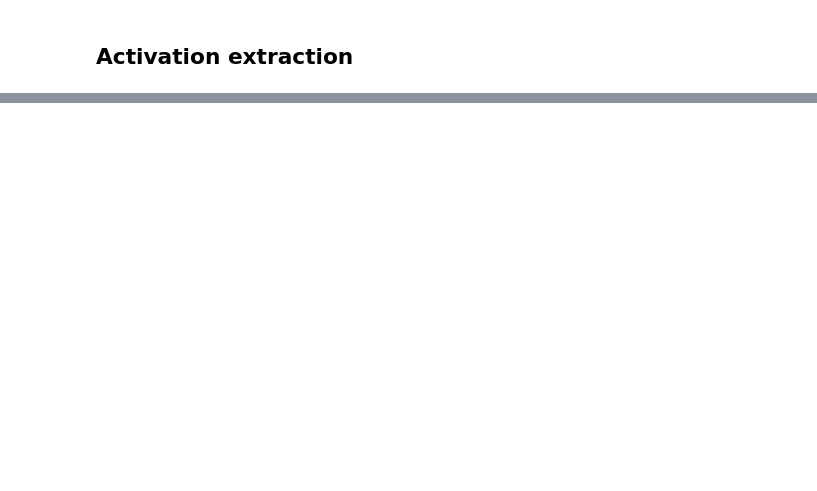
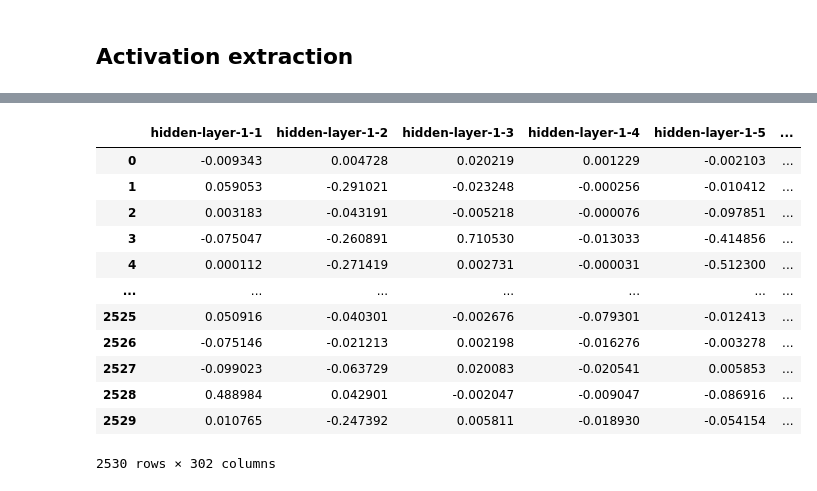
Before and after one commit to AlexandrePsq/NLP_models, a Jupyter notebook: LSTM/generate_activations.ipynb, the cells around one changed output, grey strips where cells are left out. Cells and saved outputs as stored; diff of their text form; code cells hidden in the pictures; blank space fills up the shorter version.

```diff
--- a/LSTM/generate_activations.ipynb
+++ b/LSTM/generate_activations.ipynb
@@ -46,10 +71,11 @@ path_to_data = '/neurospin/unicog/protocols/IRMf/LePetitPrince_Pallier_2018/LePe
 #vocab_path = '/Users/alexpsq/Code/data/'
 # %%
 pretrained_lstm_models = [
-    trained_model_folder + name_template.format(rnn_type, ninp, nhid, nlayer, dropout) for (rnn_type, ninp, nhid, nlayer, dropout) in zip(rnn_types, ninps, nhids, nlayers, dropouts)] # path to the model from which we want to retrieve the activations
+    trained_model_folder + name_template.format(rnn_type, ninp, nhid, nlayer, dropout, memory_size) for (rnn_type, ninp, nhid, nlayer, dropout, memory_size) in zip(rnn_types, ninps, nhids, nlayers, dropouts, memory_sizes)] # path to the model from which we want to retrieve the activations
 infos = [os.path.basename(model).split('_') for model in pretrained_lstm_models]
 names = ['_'.join(os.path.basename(model).split('.')[0].split('_')[1:]) for model in pretrained_lstm_models]
 config_paths = [os.path.join(config_path_folder, 'config_' + name + '.yml') for name in names]
+config_paths = ['_'.join(config.split('_')[:-3]) + '_' + '_'.join(config.split('_')[-2:]) for config in config_paths]
 saving_path_folders = [
     os.path.join(path_to_data, '{}/{}'.format(language, name)) for name in names]
-prediction_types = ['sentence' for i in pretrained_lstm_models]
+prediction_types = ['sequential' for i in pretrained_lstm_models]
@@ -61,6 +107,7 @@ def get_config(rnn_type='LSTM',
                nhid=650,
                nlayers=2,
                dropout='02',
+               memory_size=np.inf,
                tie_weights=False,
                eos_separator='<eos>',
                cuda=True,
@@ -77,17 +124,18 @@ def get_config(rnn_type='LSTM',
         'nhid': nhid,
         'nlayers': nlayers,
         'dropout': int(dropout)/10,
+        'memory_size': memory_size,
         'tie_weights': tie_weights,
         'eos_separator': eos_separator,
         'cuda': cuda,
-        'weights_path': os.path.join(weights_path, name_template.format(rnn_type, ninp, nhid, nlayers, dropout)),
+        'weights_path': os.path.join(weights_path, name_template.format(rnn_type, ninp, nhid, nlayers, dropout, 0)).replace('_memory-size-0', ''),
         'path_to_vocab': path_to_vocab,
         'includ_surprisal': includ_surprisal,
         'includ_entropy': includ_entropy,
         'parameters': parameters}
     return config_template
 # %%
-for index, (rnn_type, ninp, nhid, nlayer, dropout) in enumerate(zip(rnn_types, ninps, nhids, nlayers, dropouts)):
+for index, (rnn_type, ninp, nhid, nlayer, dropout, memory_size) in enumerate(zip(rnn_types, ninps, nhids, nlayers, dropouts, memory_sizes)):
     config_template =  get_config(rnn_type=rnn_type,
                                    language='english',
                                    ntoken=50001,
@@ -95,8 +143,10 @@ for index, (rnn_type, ninp, nhid, nlayer, dropout) in enumerate(zip(rnn_types, n
                                    nhid=int(nhid),
                                    nlayers=int(nlayer),
                                    dropout=dropout,
+                                   memory_size=memory_size,
                                    weights_path=trained_model_folder,
-                                   path_to_vocab=vocab_path)
+                                   path_to_vocab=vocab_path,
+                                 parameters=['hidden'])
     save_yaml(config_template, config_paths[index])
 # %%
 config_template
@@ -165,12 +179,19 @@ Tokenized.
 ## Activation extraction
 # %%
 for index, config in enumerate(config_paths):
-    extractor = LSTMExtractor(config, language, names[index], prediction_types[index], output_hidden_states=True)
+    extractor = LSTMExtractor(config, language, names[index], prediction_types[index], output_hidden_states=True, memory_size=memory_sizes[index])
     print(extractor.name, ' - Extracting activations ...')
     for run_index, iterator in tqdm(enumerate(iterator_list)):
         print("############# Run {} #############".format(run_index))
         check_folder(saving_path_folders[index])
         activations  = extractor.extract_activations(iterator, language)
 
+        #transform(
+        #    activations,
+        #    saving_path_folders[index],
+        #    'activations',
+        #    run_index=run_index,
+        #    n_layers_hidden=1,
+        #    hidden_size=300)
         activations.to_csv(os.path.join(saving_path_folders[index], 'activations_run{}.csv'.format(run_index + 1)), index=False)
 # %% [output]
@@ -196,0 +222,16 @@ names
+# %%
+activations
+# %% [output]
+|  | hidden-layer-1-1 | hidden-layer-1-2 | hidden-layer-1-3 | hidden-layer-1-4 | hidden-layer-1-5 | ... |
+| 0 | -0.009343 | 0.004728 | 0.020219 | 0.001229 | -0.002103 | ... |
+| 1 | 0.059053 | -0.291021 | -0.023248 | -0.000256 | -0.010412 | ... |
+| 2 | 0.003183 | -0.043191 | -0.005218 | -0.000076 | -0.097851 | ... |
+| 3 | -0.075047 | -0.260891 | 0.710530 | -0.013033 | -0.414856 | ... |
+| 4 | 0.000112 | -0.271419 | 0.002731 | -0.000031 | -0.512300 | ... |
+| ... | ... | ... | ... | ... | ... | ... |
+| 2525 | 0.050916 | -0.040301 | -0.002676 | -0.079301 | -0.012413 | ... |
+| 2526 | -0.075146 | -0.021213 | 0.002198 | -0.016276 | -0.003278 | ... |
+| 2527 | -0.099023 | -0.063729 | 0.020083 | -0.020541 | 0.005853 | ... |
+| 2528 | 0.488984 | 0.042901 | -0.002047 | -0.009047 | -0.086916 | ... |
+| 2529 | 0.010765 | -0.247392 | 0.005811 | -0.018930 | -0.054154 | ... |
+2530 rows × 302 columns
```
Also changed, not shown: parts of 10 cells of this notebook, 2 other files.
